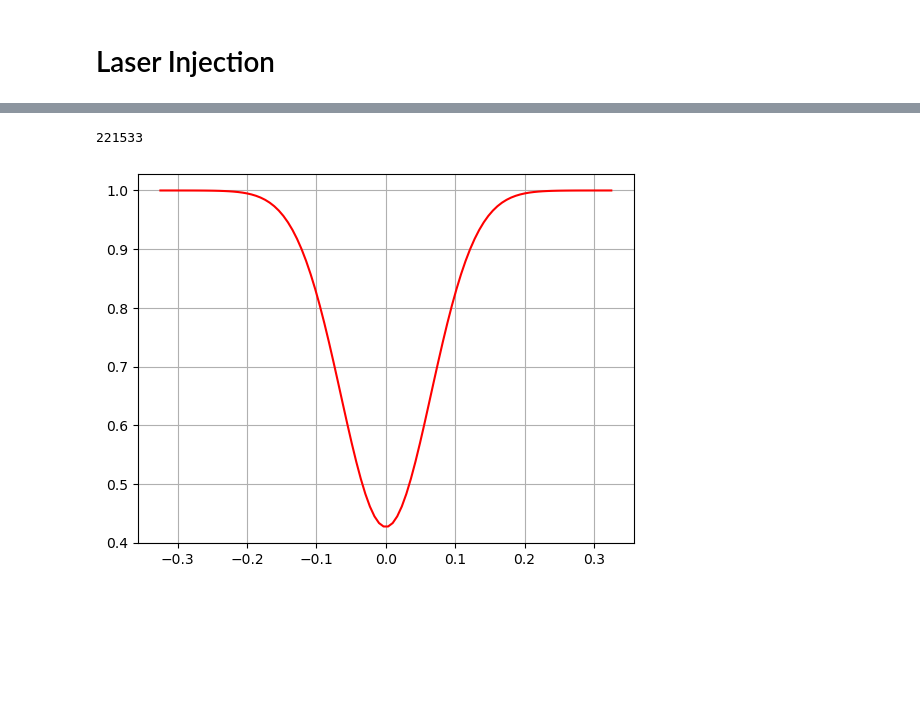
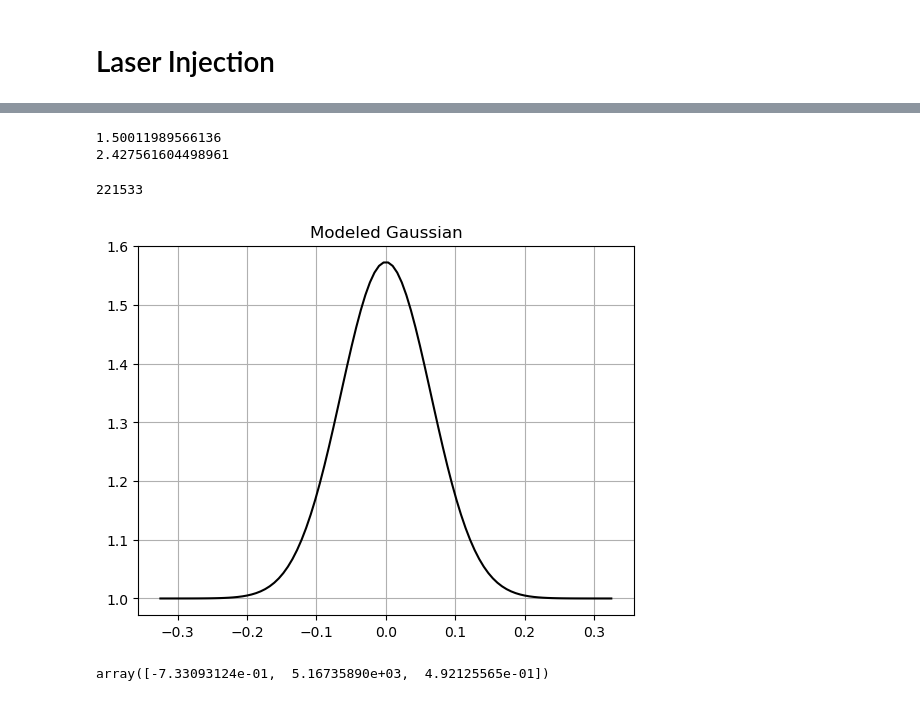
Before and after one commit to howardisaacson/Intro-2-Spectra, a Jupyter notebook: analysis/ESPRESSO/Spectral Lines of Tau Ceti.ipynb, the cells around one changed output, grey strips where cells are left out. Saved outputs shown, nothing was run; the diff lists cells and outputs as text; code cells hidden in the pictures; blank space fills up the shorter version.

```diff
--- a/analysis/ESPRESSO/Spectral Lines of Tau Ceti.ipynb
+++ b/analysis/ESPRESSO/Spectral Lines of Tau Ceti.ipynb
@@ -669,14 +849,23 @@ plt.show()
+# %%
+print(np.min(flux_))
+print(np.max(flux_))
+print(random_amp)
+# %% [output]
+1.50011989566136
+2.427561604498961
 # %%
 #Laser Injection?
 
 x = np.linspace(-5 * psf_avg,5 * psf_avg,100)
 # plt.plot(shifted_wl,shifted_fl)
 print(len(shifted_wl))
 # for i in range(len(shifted_wl)):
-plt.plot(x, gaussian(x, amp_avg, 0, psf_avg), color = 'r')
+plt.title('Modeled Gaussian')
+plt.plot(x, gaussian(x, -amp_avg, 0, psf_avg), color = 'black')
 plt.grid()
+
 # plt.xlim(5051,5052)
 # plt.xlim(5040,5060)
 # %% [output]
 221533
-[figure, old version]
+[figure, new version]
@@ -697,7 +872,8 @@ plt.grid()
 # %%
-#if the curve is too broad (fraunhofer lines) then make the code say it's too broad and skips that and continues to work w the rest
-element = 'H-β'
-find_dips(5167 ,5168)
+# element = 'H-β'
+# find_dips(5167 ,5168)
+# %% [output]
+array([-7.33093124e-01,  5.16735890e+03,  4.92125565e-01])
 # %%
 # element = 'Mg '
 
```
Also changed, not shown: parts of 15 cells of this notebook, 7 other files.
